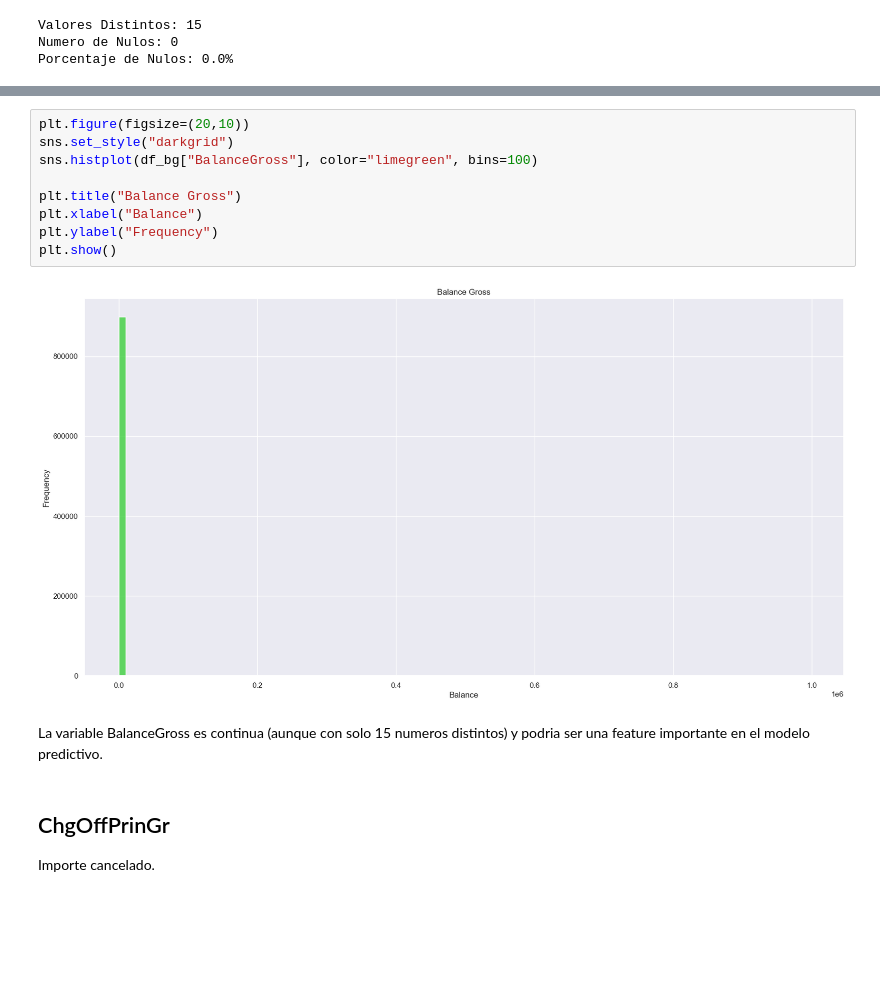
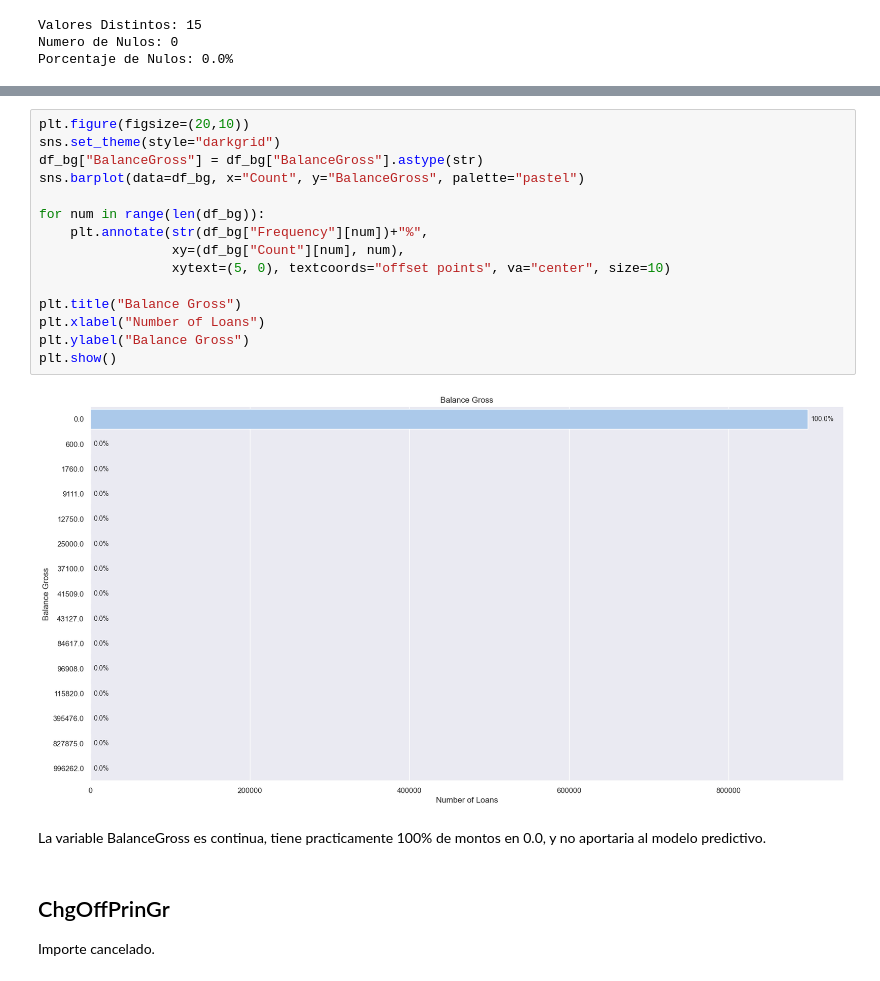
Before and after one commit to Ly-Ax/TFMasterIA, a Jupyter notebook: notebooks/data_exploration.ipynb, the cells around one changed output, grey strips where cells are left out. Saved outputs shown, nothing was run; the diff lists cells and outputs as text; blank space fills up the shorter version.

```diff
--- a/notebooks/data_exploration.ipynb
+++ b/notebooks/data_exploration.ipynb
@@ -1076,16 +1084,22 @@ df_bg.sample(3)
-# %%
-plt.figure(figsize=(20,10))
-sns.set_style("darkgrid")
-sns.histplot(df_bg["BalanceGross"], color="limegreen", bins=100)
-
-plt.title("Balance Gross")
-plt.xlabel("Balance")
-plt.ylabel("Frequency")
-plt.show()
-# %% [output]
-[figure, removed]
-# %% [markdown]
-La variable BalanceGross es continua (aunque con solo 15 numeros distintos) y podria ser una feature importante en el modelo predictivo.
+# %%
+plt.figure(figsize=(20,10))
+sns.set_theme(style="darkgrid")
+df_bg["BalanceGross"] = df_bg["BalanceGross"].astype(str)
+sns.barplot(data=df_bg, x="Count", y="BalanceGross", palette="pastel")
+
+for num in range(len(df_bg)):
+    plt.annotate(str(df_bg["Frequency"][num])+"%",
+                 xy=(df_bg["Count"][num], num),
+                 xytext=(5, 0), textcoords="offset points", va="center", size=10)
+
+plt.title("Balance Gross")
+plt.xlabel("Number of Loans")
+plt.ylabel("Balance Gross")
+plt.show()
+# %% [output]
+[figure, added]
+# %% [markdown]
+La variable BalanceGross es continua, tiene practicamente 100% de montos en 0.0, y no aportaria al modelo predictivo.
 # %% [markdown]
 ## ChgOffPrinGr
 Importe cancelado.
```
Also changed, not shown: parts of 2 cells of this notebook, 1 other file.
